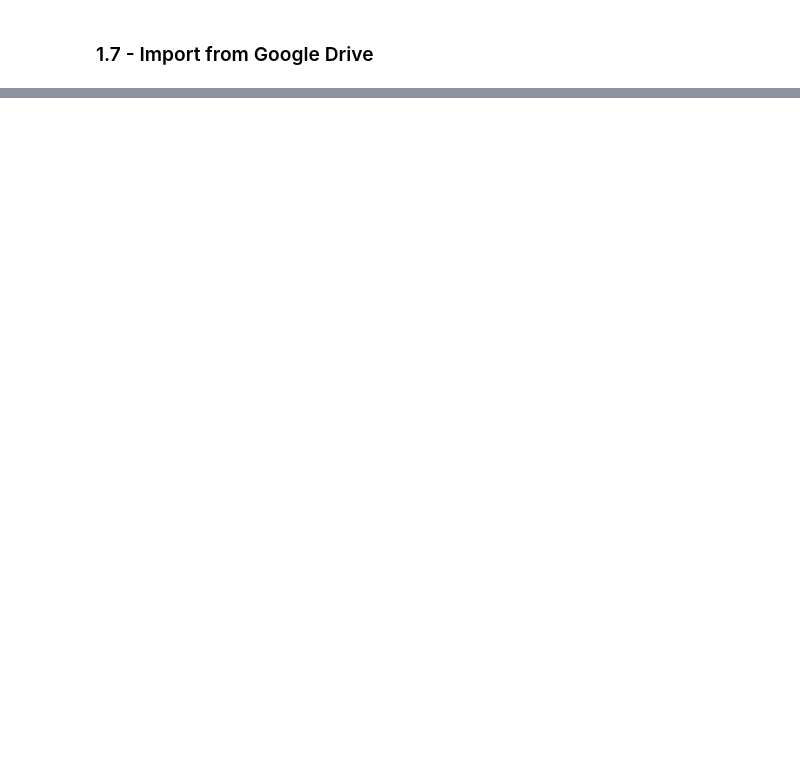
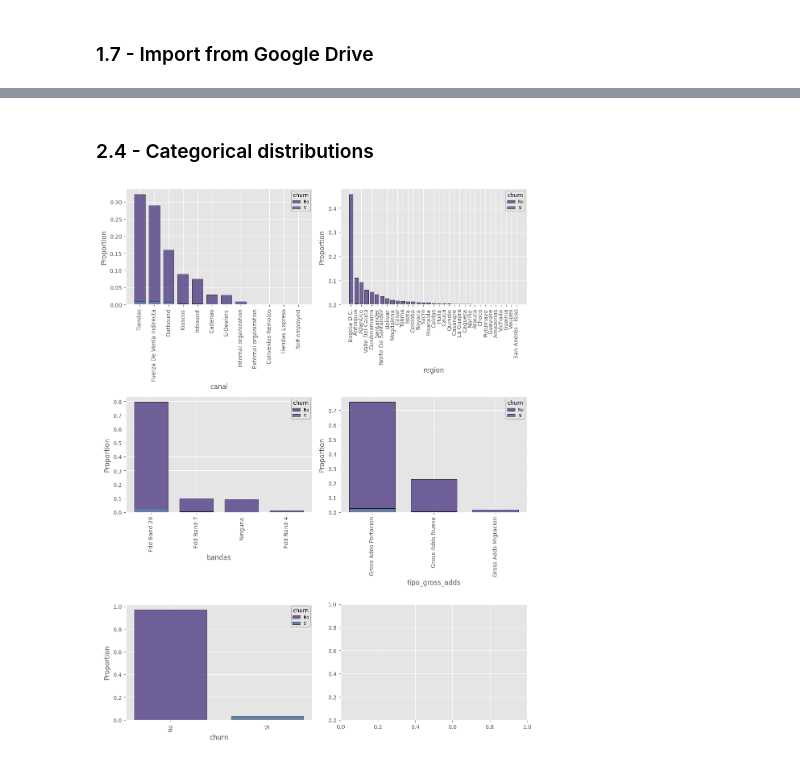
Before and after one commit to leandroaguazaco/data_science_portfolio, a Jupyter notebook: Projects/04-Churn_Telco_Analysis/04_Churn_Telco_Analysis_01_Preprocessing_EDA.ipynb, the cells around one changed output, grey strips where cells are left out. Saved outputs shown, nothing was run; the diff lists cells and outputs as text; code cells hidden in the pictures; blank space fills up the shorter version.

Commit message:
EDA: numerical and categorical distrubutions

```diff
--- a/Projects/04-Churn_Telco_Analysis/04_Churn_Telco_Analysis_01_Preprocessing_EDA.ipynb
+++ b/Projects/04-Churn_Telco_Analysis/04_Churn_Telco_Analysis_01_Preprocessing_EDA.ipynb
@@ -423,0 +1130,13 @@ Datetime Features: 0
+# %% [markdown]
+### 2.4 - Categorical distributions
+# %%
+%%time
+sns.set_palette(palette = "viridis") # Viridis pallete
+barplots_seaborn(churn_df.reset_index(drop = True),
+                 cat = "churn",
+                 stat = "proportion",
+                 cols = 2,
+                 figsize = (11, 14) # height -> and width |
+)
+# %% [output]
+[figure, added]
```
Also changed, not shown: parts of 45 cells of this notebook.
